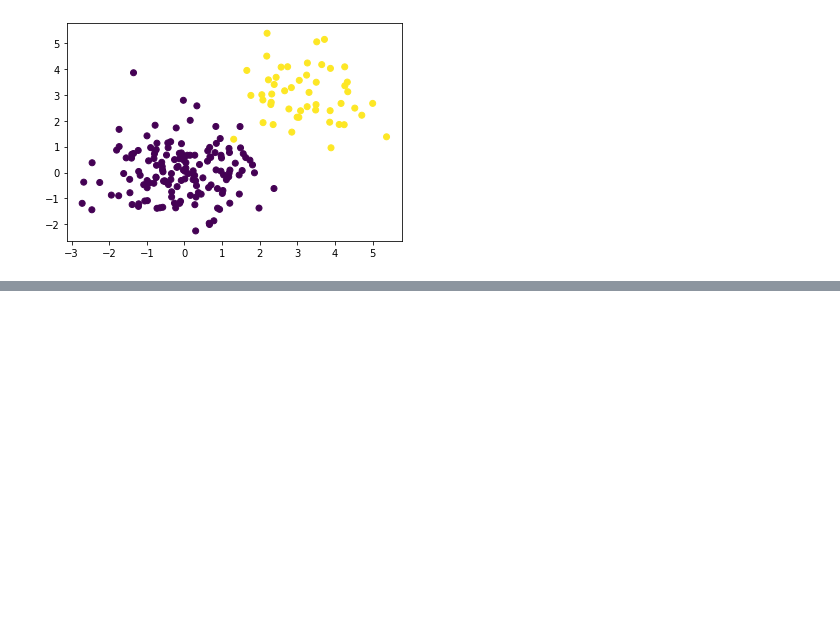
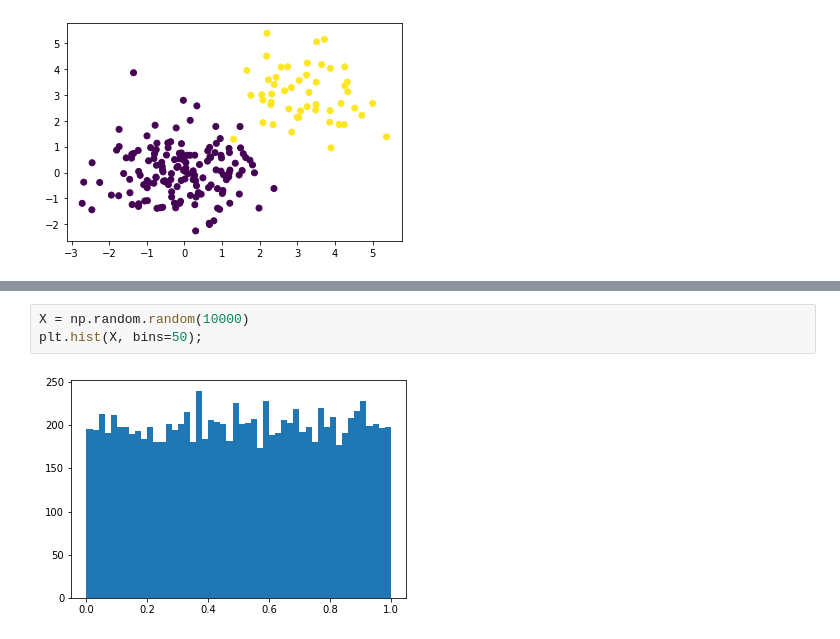
Before and after one commit to VHugoBarnes/machine-learning-practice, a Jupyter notebook: numpy-stack/matplotlib-tutorial.ipynb, the cells around one changed output, grey strips where cells are left out. Drawn from its saved outputs; the diff is of its cells as text; blank space fills up the shorter version.

```diff
--- a/numpy-stack/matplotlib-tutorial.ipynb
+++ b/numpy-stack/matplotlib-tutorial.ipynb
@@ -41,0 +60,5 @@ plt.scatter(X[:,0], X[:,1], c=Y)
+# %%
+X = np.random.random(10000)
+plt.hist(X, bins=50);
+# %% [output]
+[figure, added]
```
Also changed, not shown: parts of 4 cells of this notebook.
